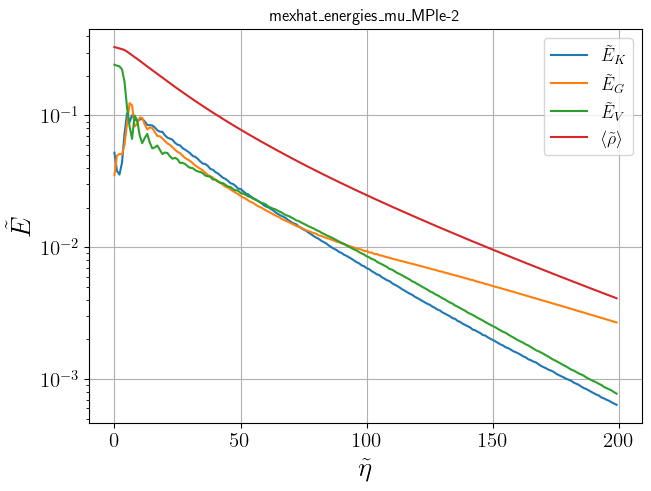
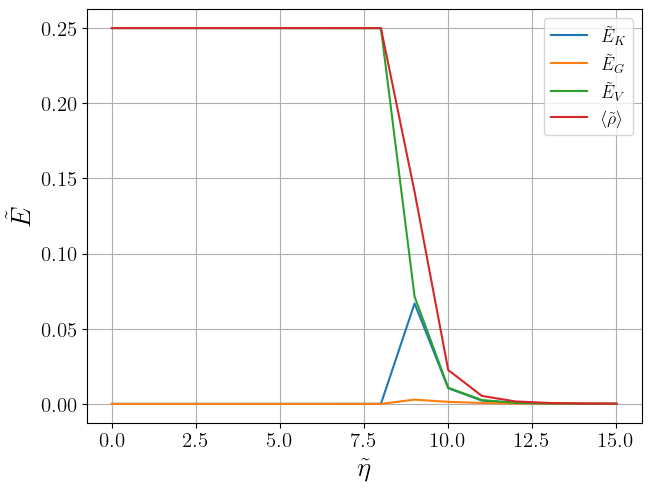
The notebook cell's code change between the first figure and the second:
--- before
+++ after
@@ -16,5 +16,5 @@
     plt.plot(eta, enDat[lim1:lim2,i], label = labels[i-1])
     #plt.plot(eta, aDat[:,1]**4 * enDat[:,i], label = labels[i-1])
-plt.yscale('log')
+#plt.yscale('log')
 plt.xlabel(r"$\tilde \eta$")
 plt.ylabel(r"$\tilde E$")

Commit: Update plotting scripts